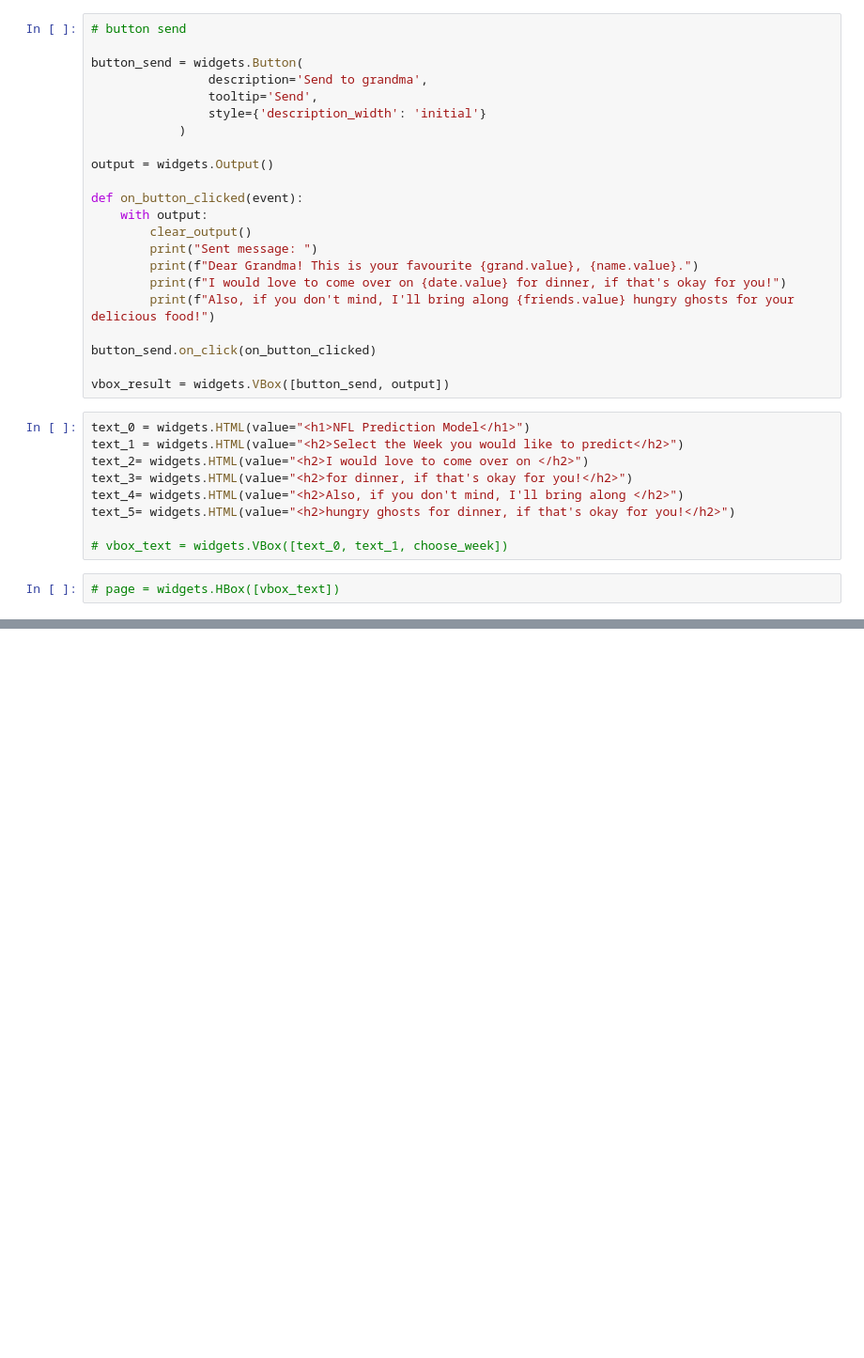
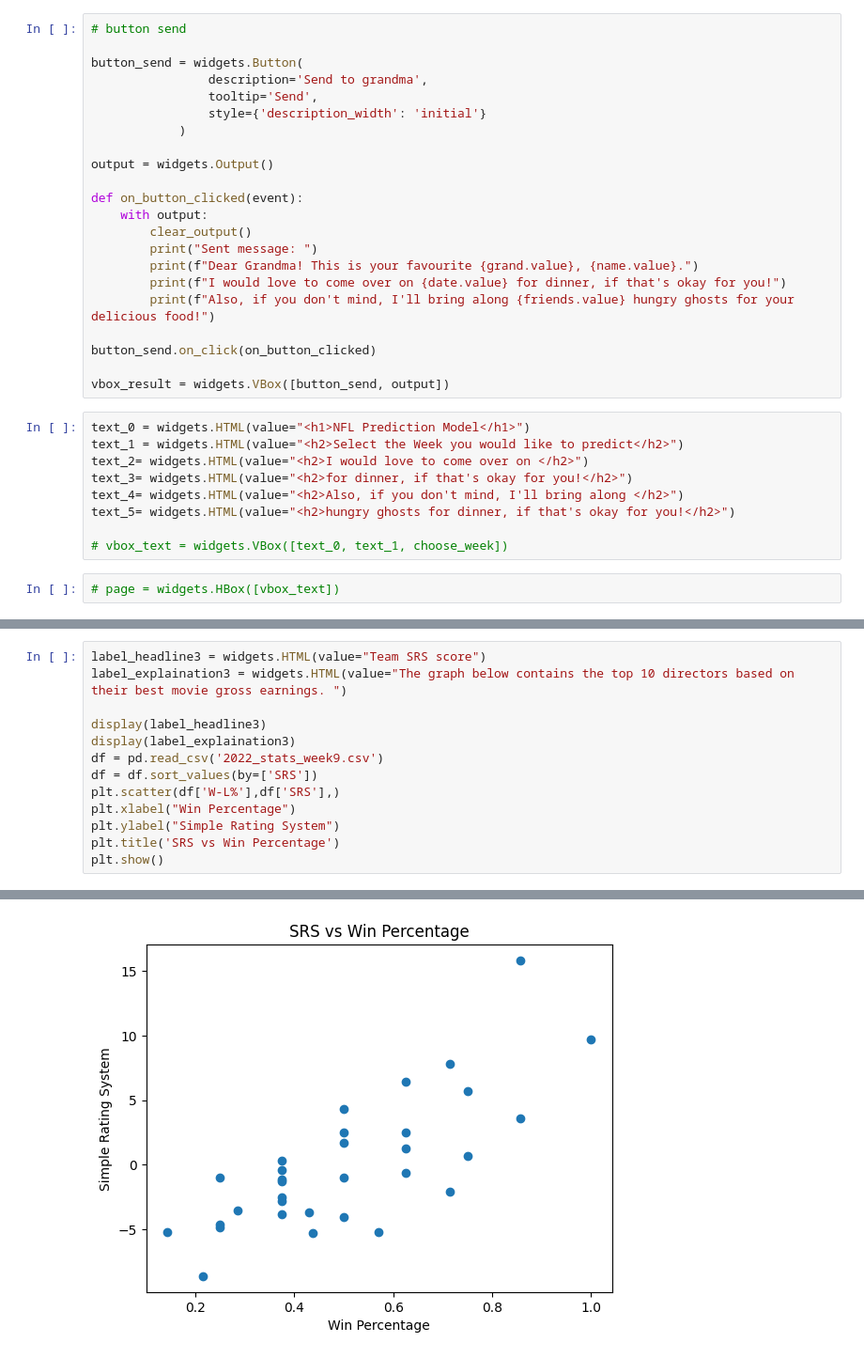
Before and after one commit to JohnPhan8448/C964nflbinder, a Jupyter notebook: NFLNotebook.ipynb, the cells around one changed output, grey strips where cells are left out. Shown: that part at 94% size. Cells and saved outputs as stored; diff of their text form; blank space fills up the shorter version.

```diff
--- a/NFLNotebook.ipynb
+++ b/NFLNotebook.ipynb
@@ -157,0 +174,14 @@ text_5= widgets.HTML(value="<h2>hungry ghosts for dinner, if that's okay for you
+# %%
+label_headline3 = widgets.HTML(value="Team SRS score")
+label_explaination3 = widgets.HTML(value="The graph below contains the top 10 directors based on their best movie gross earnings. ")
+
+display(label_headline3)
+display(label_explaination3)
+df = pd.read_csv('2022_stats_week9.csv')
+df = df.sort_values(by=['SRS'])
+plt.scatter(df['W-L%'],df['SRS'],)
+plt.xlabel("Win Percentage")
+plt.ylabel("Simple Rating System")
+plt.title('SRS vs Win Percentage')
+plt.show()
+# %% [output]
@@ -157,0 +190 @@ text_5= widgets.HTML(value="<h2>hungry ghosts for dinner, if that's okay for you
+[figure, added]
```
Also changed, not shown: parts of 7 cells of this notebook, 1 other file.
